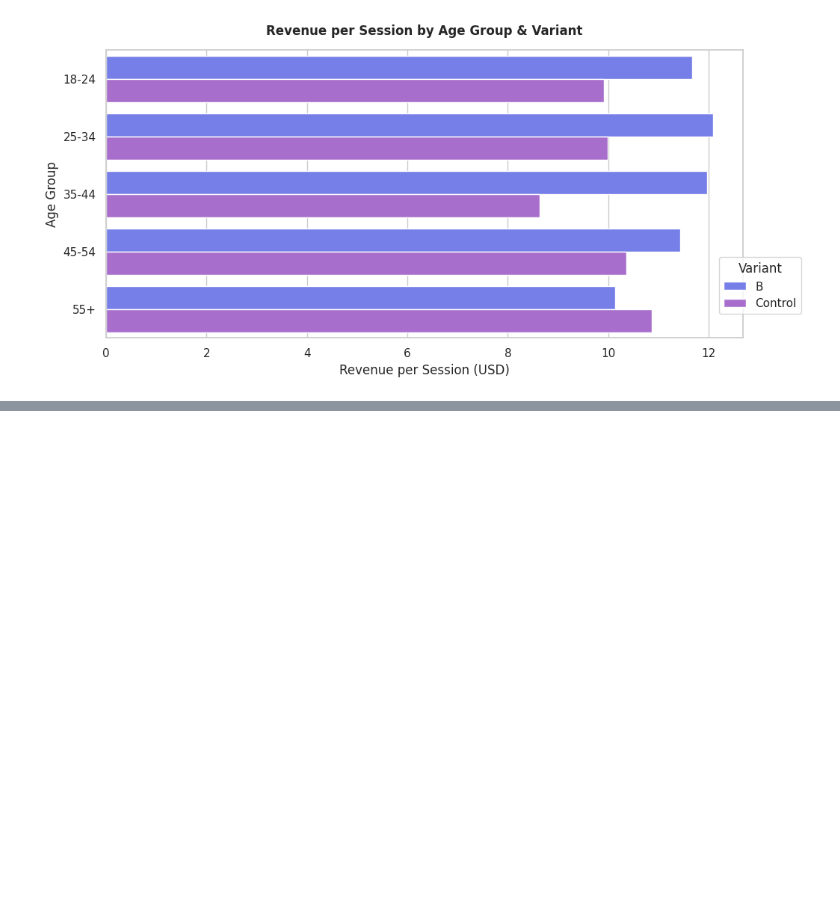
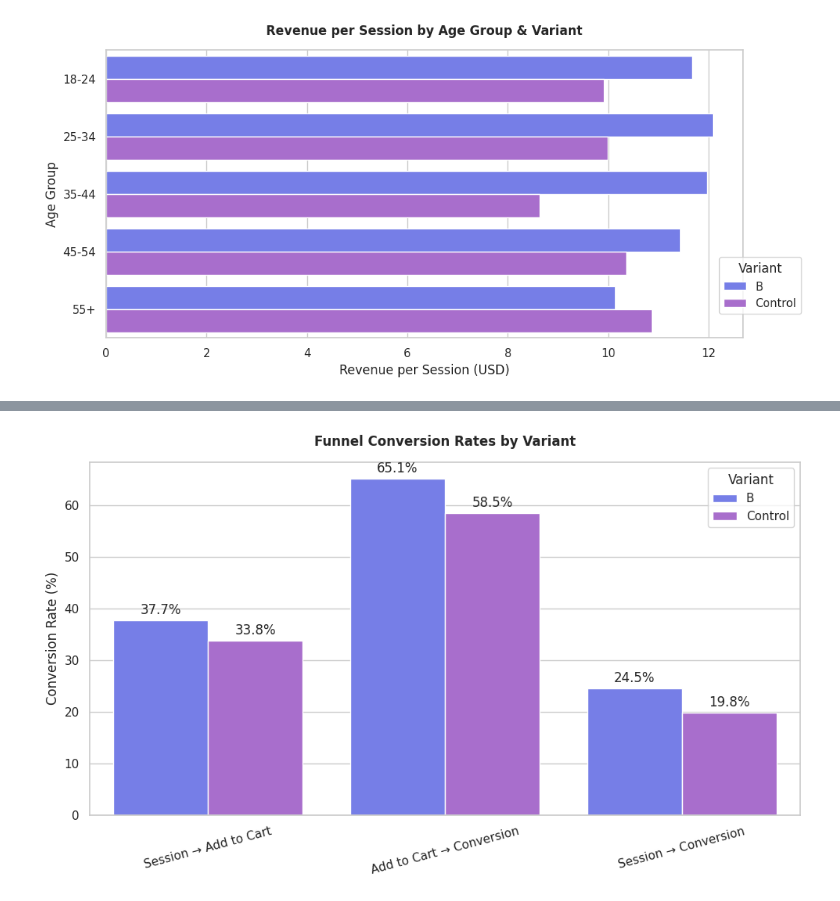
Before and after one commit to edi-kanyua/Product-Analytics-and-Experimentation, a Jupyter notebook: Product_Analytics_&_Experimentation_Case_Study.ipynb, the cells around one changed output, grey strips where cells are left out. Saved outputs shown, nothing was run; the diff lists cells and outputs as text; code cells hidden in the pictures; blank space fills up the shorter version.

Commit message:
More experimentation & funnel analysis.

```diff
--- a/Product_Analytics_&_Experimentation_Case_Study.ipynb
+++ b/Product_Analytics_&_Experimentation_Case_Study.ipynb
@@ -481,0 +666,59 @@ plt.show()
+# %%
+# Create the funnel
+funnel = df.groupby("variant").agg(
+    sessions=("user_id", "count"),
+    add_to_cart=("add_to_cart_click", "sum"),
+    conversions=("converted", "sum")
+).reset_index()
+
+funnel["session_to_cart"] = funnel["add_to_cart"] / funnel["sessions"]
+funnel["cart_to_conversion"] = funnel["conversions"] / funnel["add_to_cart"]
+funnel["session_to_conversion"] = funnel["conversions"] / funnel["sessions"]
+
+# Viz the funnel
+funnel_rates = funnel.melt(
+    id_vars="variant",
+    value_vars=[
+        "session_to_cart",
+        "cart_to_conversion",
+        "session_to_conversion"
+    ],
+    var_name="stage",
+    value_name="rate"
+)
+
+funnel_rates["rate"] *= 100
+
+funnel_rates["stage"] = funnel_rates["stage"].replace({
+    "session_to_cart": "Session → Add to Cart",
+    "cart_to_conversion": "Add to Cart → Conversion",
+    "session_to_conversion": "Session → Conversion"
+})
+
+plt.figure(figsize=(10, 6))
+
+ax = sns.barplot(
+    data=funnel_rates,
+    x="stage",
+    y="rate",
+    hue="variant",
+    palette={"Control": "#AB5EDC", "B": "#636EFA"}
+)
+
+# Add % labels
+for container in ax.containers:
+    ax.bar_label(
+        container,
+        fmt="%.1f%%",
+        padding=3
+    )
+
+plt.title("Funnel Conversion Rates by Variant", fontweight='bold')
+plt.xlabel("")
+plt.ylabel("Conversion Rate (%)")
+plt.xticks(rotation=15)
+plt.legend(title="Variant")
+plt.tight_layout()
+plt.show()
+# %% [output]
+[figure, added]
```
Also changed, not shown: parts of 12 cells of this notebook.
